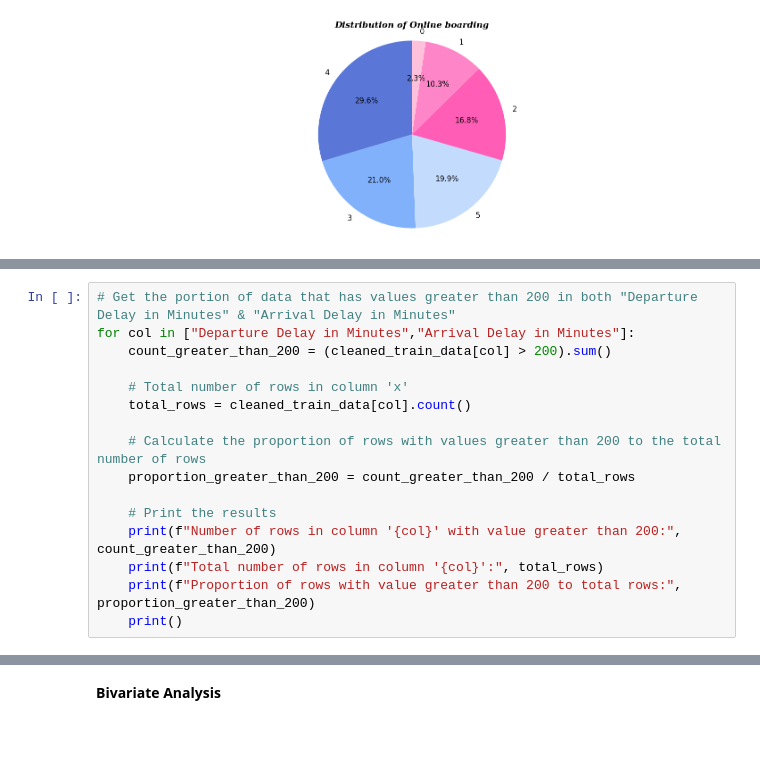
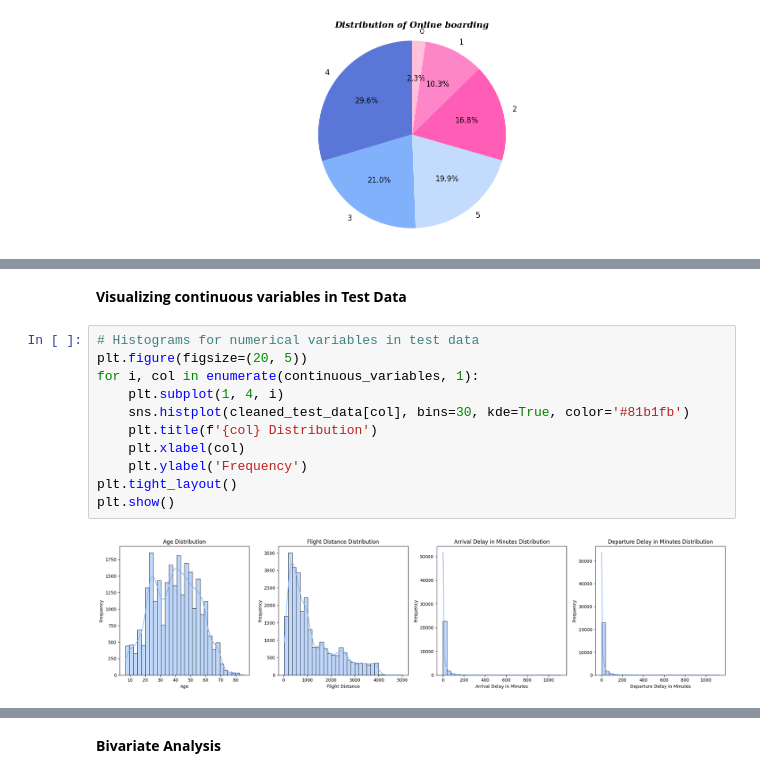
Before and after one commit to hebaashraf21/Airline_Passenger_Satisfaction_Prediction, a Jupyter notebook: code/eda.ipynb, the cells around one changed output, grey strips where cells are left out. Saved outputs shown, nothing was run; the diff lists cells and outputs as text; blank space fills up the shorter version.

```diff
--- a/code/eda.ipynb
+++ b/code/eda.ipynb
@@ -114,16 +233,0 @@ Insights:
-# %%
-# Get the portion of data that has values greater than 200 in both "Departure Delay in Minutes" & "Arrival Delay in Minutes"
-for col in ["Departure Delay in Minutes","Arrival Delay in Minutes"]:
-    count_greater_than_200 = (cleaned_train_data[col] > 200).sum()
-
-    # Total number of rows in column 'x'
-    total_rows = cleaned_train_data[col].count()
-
-    # Calculate the proportion of rows with values greater than 200 to the total number of rows
-    proportion_greater_than_200 = count_greater_than_200 / total_rows
-
-    # Print the results
-    print(f"Number of rows in column '{col}' with value greater than 200:", count_greater_than_200)
-    print(f"Total number of rows in column '{col}':", total_rows)
-    print(f"Proportion of rows with value greater than 200 to total rows:", proportion_greater_than_200)
-    print()
@@ -157,0 +234,15 @@ Proportion of rows with value greater than 4000 to total rows: 0.000558207576224
+# %% [markdown]
+**Visualizing continuous variables in Test Data**
+# %%
+# Histograms for numerical variables in test data
+plt.figure(figsize=(20, 5))
+for i, col in enumerate(continuous_variables, 1):
+    plt.subplot(1, 4, i)
+    sns.histplot(cleaned_test_data[col], bins=30, kde=True, color='#81b1fb')
+    plt.title(f'{col} Distribution')
+    plt.xlabel(col)
+    plt.ylabel('Frequency')
+plt.tight_layout()
+plt.show()
+# %% [output]
+[figure, added]
```
Also changed, not shown: parts of 21 cells of this notebook, 3 other files.
